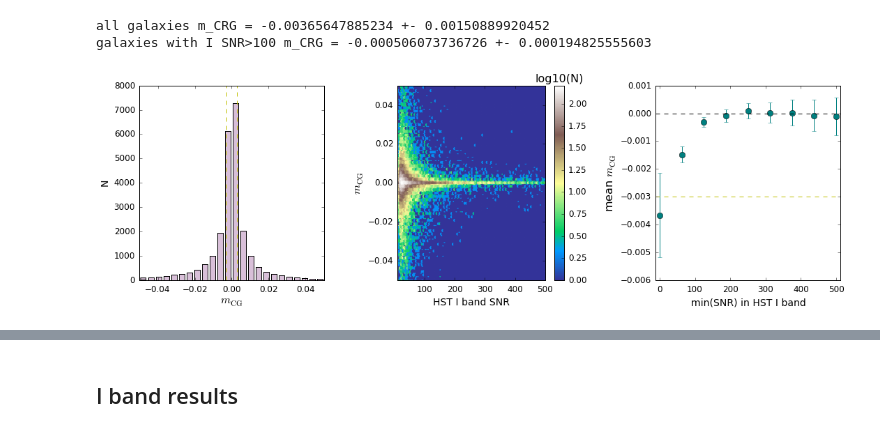
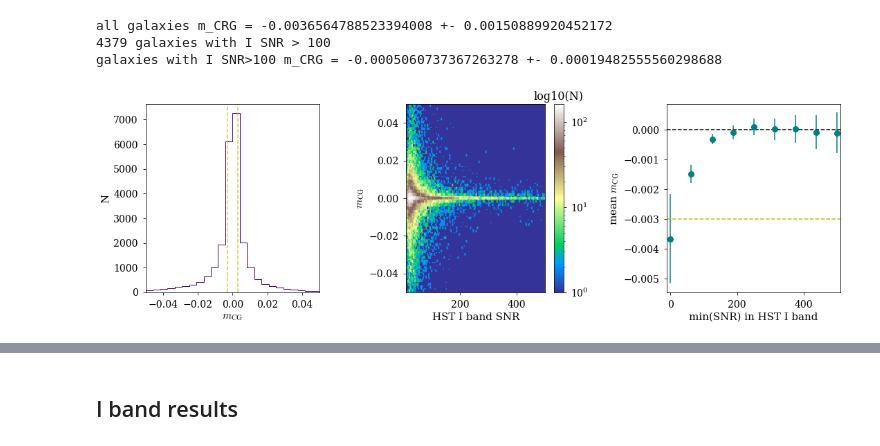
Before and after one commit to sowmyakth/measure_cg_bias, a Jupyter notebook: notebooks/AEGIS_cg_results.ipynb, the cells around one changed output, grey strips where cells are left out. Saved outputs shown, nothing was run; the diff lists cells and outputs as text; code cells hidden in the pictures.

```diff
--- a/notebooks/AEGIS_cg_results.ipynb
+++ b/notebooks/AEGIS_cg_results.ipynb
@@ -1,21 +1,20 @@
 # %%
 import numpy as np
-from astropy.table import Table,vstack
+from astropy.table import Table,vstack,join, Column
 %matplotlib inline
 import matplotlib.pyplot as plt
-import os
 import os
 parentdir = os.path.abspath("..")
 os.sys.path.insert(0,parentdir)
 from astropy.table import Table
 
-plt.rc('font', family='sans-serif')
+plt.rc('font', family='serif', size=14)
 plt.rc('xtick.major', size=4, pad=7)
-plt.rc('xtick', labelsize=12)
+plt.rc('xtick', labelsize=14)
 plt.rc('ytick.major', size=4, pad=7)
-plt.rc('ytick', labelsize=12)
+plt.rc('ytick', labelsize=14)
 plt.rc('axes', titlesize=16)
-plt.rc('axes', labelsize=14)
+plt.rc('axes', labelsize=15)
 plt.rc('legend',**{'fontsize':14})
 plt.rc('savefig', bbox='tight')
 plt.rc('figure.subplot', wspace=0.5)
@@ -29,4 +26,5 @@ aeg_cg_bias_cat = Table.read('/nfs/slac/g/ki/ki19/deuce/AEGIS/cg_results/final_A
 # %%
+aeg_cg_bias_cat = Table.read(parentdir + '/results/final_AEGIS_cg_bias_only2.fits', format='fits')
 # Plots to be saved at
 plot_path = parentdir + '/plots/'
 # %%
@@ -152,14 +141,14 @@ plt.savefig(plot_path + "aegis_snr.png",
 # %%
 plt.figure(1,figsize=[18,5])
-plt.subplots_adjust(wspace = 0.4)
+plt.subplots_adjust(wspace = 0.5)
 plt.subplots_adjust(hspace = 0.3)
 plt.subplot(1,3,1)
 plt.hist(aeg_cg_bias_cat['m_CRG_1'].T[2], np.linspace(-0.05,0.05,25),
-         color='thistle',histtype='bar',rwidth=0.7)
+         color='indigo',histtype='step',rwidth=0.7)
 plt.xlim([-0.05,0.05])
-plt.axvline(0.003, linestyle= '--', c='y')
-plt.axvline(-0.003, linestyle= '--', c='y')
-plt.xlabel(r'$m_{\rm CG}$',size=16)
+plt.axvline(0.003, linestyle= '--', c='y', alpha=.7)
+plt.axvline(-0.003, linestyle= '--', c='y', alpha=.7)
+plt.xlabel(r'$m_{\rm CG}$')
 plt.ylabel('N')
 # plt.title('m_cg of AEGIS galaxies',size=15)
 
@@ -174,7 +163,7 @@ plt.hexbin(x,y, bins='log',
            extent=(xmin,xmax,ymin,ymax), cmap='terrain')
 clb = plt.colorbar()
 clb.ax.set_title('log10(N)')
-plt.ylabel(r'$m_{\rm CG}$',size=16)
+plt.ylabel(r'$m_{\rm CG}$')
 plt.xlabel('HST I band SNR')
 # plt.title('m_CG vs SNR')
 plt.ylim([ymin, ymax])
@@ -183,38 +172,40 @@ plt.xlim([xmin, xmax])
 
 plt.subplot(1,3,3)
 snrs = np.linspace(0, 500,9)
 mean_m_CRG, mean_m_CRG_err = [],[]
 diff1,diff2=[],[]
 for s in snrs:
     q,= np.where(aeg_cg_bias_cat['sn_ellip_gauss_2']>s)
     c = aeg_cg_bias_cat['m_CRG_1'][q].T[2]
     mean_m_CRG.append(np.mean(c))
     mean_m_CRG_err.append(np.std(c)/len(q)**0.5)
 
 plt.errorbar(snrs, mean_m_CRG, yerr=mean_m_CRG_err, marker='o',markersize=8,
              linestyle='', color='teal')
 plt.axhline(0, linestyle='--', c='k')
 plt.xlabel('min(SNR) in HST I band')
-plt.ylabel(r'mean $m_{\rm CG}$',size=16)
+plt.ylabel(r'mean $m_{\rm CG}$')
 plt.xlim([-11, 511])
 # plt.title('Mean CG bias for SNR > min(SNR) in HST I band')
 plt.axhline(-0.003, linestyle='--', c='y')
 
 plt.savefig(plot_path + "aeg_mcg_results.png",
              bbox_inches='tight')
 
 
 mean = np.mean(aeg_cg_bias_cat['m_CRG_1'].T[2])
 err = np.std(aeg_cg_bias_cat['m_CRG_1'].T[2])/len(aeg_cg_bias_cat['m_CRG_1'].T[2])**0.5
-print "all galaxies m_CRG = {0} +- {1}".format(mean, err)
+print("all galaxies m_CRG = {0} +- {1}".format(mean, err))
 
 q, = np.where(aeg_cg_bias_cat['sn_ellip_gauss_2'] > 100)
+print(len(q), "galaxies with I SNR > 100")
 mean = np.mean(aeg_cg_bias_cat['m_CRG_1'][q].T[2])
 err = np.std(aeg_cg_bias_cat['m_CRG_1'][q].T[2])/len(aeg_cg_bias_cat['m_CRG_1'][q].T[2])**0.5
-print "galaxies with I SNR>100 m_CRG = {0} +- {1}".format(mean, err)
+print("galaxies with I SNR>100 m_CRG = {0} +- {1}".format(mean, err))
 # %% [output]
-all galaxies m_CRG = -0.00365647885234 +- 0.00150889920452
-galaxies with I SNR>100 m_CRG = -0.000506073736726 +- 0.000194825555603
+all galaxies m_CRG = -0.0036564788523394008 +- 0.00150889920452172
+4379 galaxies with I SNR > 100
+galaxies with I SNR>100 m_CRG = -0.0005060737367263278 +- 0.00019482555560298688
-[figure, old version]
+[figure, new version]
 # %%
 
```
Also changed, not shown: parts of 7 cells of this notebook, 4 other files.
